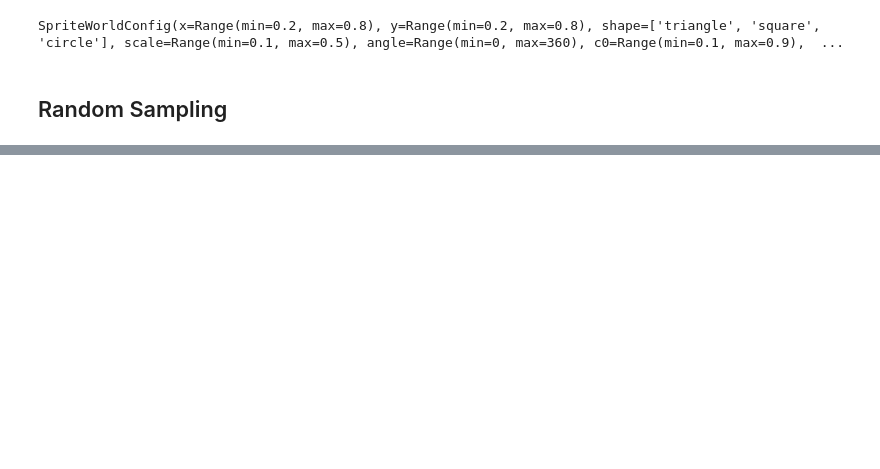
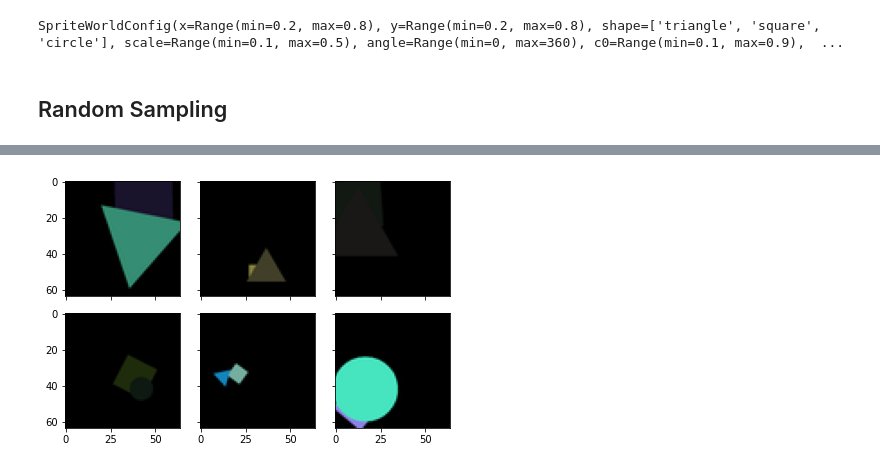
Before and after one commit to brendel-group/objects-compositional-generalization, a Jupyter notebook: notebooks/WorldSprites Dataset Example.ipynb, the cells around one changed output, grey strips where cells are left out. Saved outputs shown, nothing was run; the diff lists cells and outputs as text; code cells hidden in the pictures; blank space fills up the shorter version.

```diff
--- a/notebooks/WorldSprites Dataset Example.ipynb
+++ b/notebooks/WorldSprites Dataset Example.ipynb
@@ -50,0 +76,4 @@ plot_latents_scatter(random_dataset)
+# %%
+plot_random_dataset_images(diagonal_dataset)
+# %% [output]
+[figure, added]
```
Also changed, not shown: parts of 8 cells of this notebook, 2 other files.
